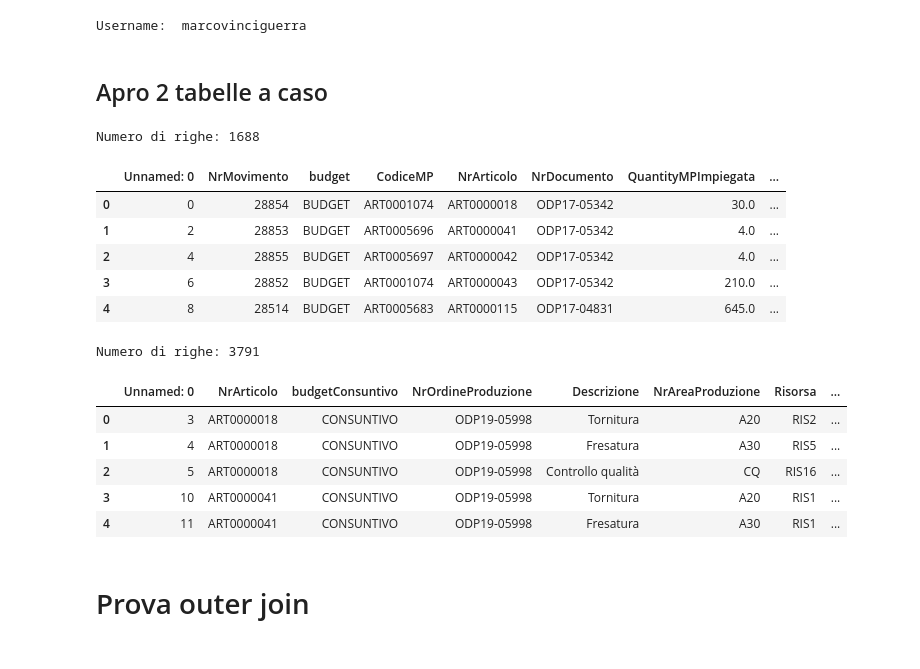
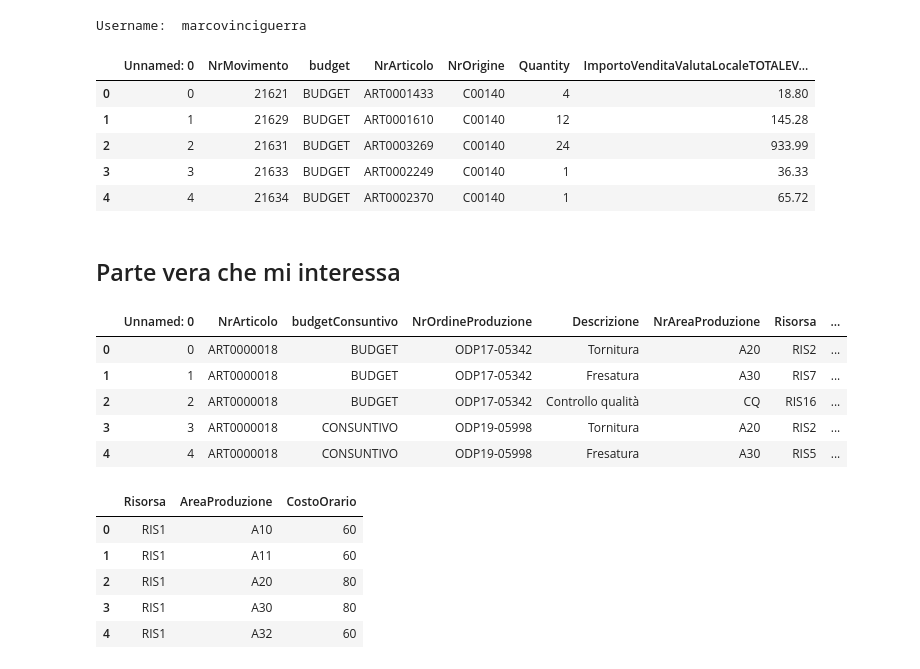
Before and after one commit to VinciGit00/SCGProject, a Jupyter notebook: Datasets/DataElaboration/outerjoinprova.ipynb, the cells around one changed output. Cells and saved outputs as stored; diff of their text form; code cells hidden in the pictures.

Commit message:
join

```diff
--- a/Datasets/DataElaboration/outerjoinprova.ipynb
+++ b/Datasets/DataElaboration/outerjoinprova.ipynb
@@ -104,38 +104,39 @@ elif platform.system() == "Linux":
         complePath+"/CorrectedDatasets/dfVendite.csv")
 # %% [output]
 Username:  marcovinciguerra
-# %% [markdown]
-## Apro 2 tabelle a caso
 # %%
-dfConsumi.rename(columns={'Budget/cons': 'budget'}, inplace=True)
-dfConsumi = sqldf("SELECT * FROM dfConsumi WHERE budget = 'BUDGET' ")
+dfVendite.rename(columns={'budget/cons': 'budget'}, inplace=True)
 
-print("Numero di righe: "+str(dfConsumi.shape[0]))
-
-dfConsumi.head()
+dfVenditeB = sqldf(
+    "SELECT * FROM dfVendite WHERE budget = 'BUDGET' ")
+dfVenditeB.head()
 # %% [output]
-Numero di righe: 1688
-|  | Unnamed: 0 | NrMovimento | budget | CodiceMP | NrArticolo | NrDocumento | QuantityMPImpiegata | ... |
-| 0 | 0 | 28854 | BUDGET | ART0001074 | ART0000018 | ODP17-05342 | 30.0 | ... |
-| 1 | 2 | 28853 | BUDGET | ART0005696 | ART0000041 | ODP17-05342 | 4.0 | ... |
-| 2 | 4 | 28855 | BUDGET | ART0005697 | ART0000042 | ODP17-05342 | 4.0 | ... |
-| 3 | 6 | 28852 | BUDGET | ART0001074 | ART0000043 | ODP17-05342 | 210.0 | ... |
-| 4 | 8 | 28514 | BUDGET | ART0005683 | ART0000115 | ODP17-04831 | 645.0 | ... |
+|  | Unnamed: 0 | NrMovimento | budget | NrArticolo | NrOrigine | Quantity | ImportoVenditaValutaLocaleTOTALEV... |
+| 0 | 0 | 21621 | BUDGET | ART0001433 | C00140 | 4 | 18.80 |
+| 1 | 1 | 21629 | BUDGET | ART0001610 | C00140 | 12 | 145.28 |
+| 2 | 2 | 21631 | BUDGET | ART0003269 | C00140 | 24 | 933.99 |
+| 3 | 3 | 21633 | BUDGET | ART0002249 | C00140 | 1 | 36.33 |
+| 4 | 4 | 21634 | BUDGET | ART0002370 | C00140 | 1 | 65.72 |
+# %% [markdown]
+## Parte vera che mi interessa
 # %%
 dfImpiegoRisorse.rename(columns={'Budget/cons': 'budget'}, inplace=True)
-dfImpiegoRisorse = sqldf(
-"SELECT * FROM dfImpiegoRisorse WHERE budgetConsuntivo = 'CONSUNTIVO' ")
-
-print("Numero di righe: "+str(dfImpiegoRisorse.shape[0]))
 
 dfImpiegoRisorse.head()
 # %% [output]
-Numero di righe: 3791
 |  | Unnamed: 0 | NrArticolo | budgetConsuntivo | NrOrdineProduzione | Descrizione | NrAreaProduzione | Risorsa | ... |
-| 0 | 3 | ART0000018 | CONSUNTIVO | ODP19-05998 | Tornitura | A20 | RIS2 | ... |
-| 1 | 4 | ART0000018 | CONSUNTIVO | ODP19-05998 | Fresatura | A30 | RIS5 | ... |
-| 2 | 5 | ART0000018 | CONSUNTIVO | ODP19-05998 | Controllo qualità | CQ | RIS16 | ... |
-| 3 | 10 | ART0000041 | CONSUNTIVO | ODP19-05998 | Tornitura | A20 | RIS1 | ... |
-| 4 | 11 | ART0000041 | CONSUNTIVO | ODP19-05998 | Fresatura | A30 | RIS1 | ... |
+| 0 | 0 | ART0000018 | BUDGET | ODP17-05342 | Tornitura | A20 | RIS2 | ... |
+| 1 | 1 | ART0000018 | BUDGET | ODP17-05342 | Fresatura | A30 | RIS7 | ... |
+| 2 | 2 | ART0000018 | BUDGET | ODP17-05342 | Controllo qualità | CQ | RIS16 | ... |
+| 3 | 3 | ART0000018 | CONSUNTIVO | ODP19-05998 | Tornitura | A20 | RIS2 | ... |
+| 4 | 4 | ART0000018 | CONSUNTIVO | ODP19-05998 | Fresatura | A30 | RIS5 | ... |
-# %% [markdown]
-# Prova outer join
+# %%
+del dfCostoOrarioConsuntivo['Unnamed: 0']
+dfCostoOrarioConsuntivo.head()
+# %% [output]
+|  | Risorsa | AreaProduzione | CostoOrario |
+| 0 | RIS1 | A10 | 60 |
+| 1 | RIS1 | A11 | 60 |
+| 2 | RIS1 | A20 | 80 |
+| 3 | RIS1 | A30 | 80 |
+| 4 | RIS1 | A32 | 60 |
```
Also changed, not shown: parts of 4 cells of this notebook, 12 other files.
